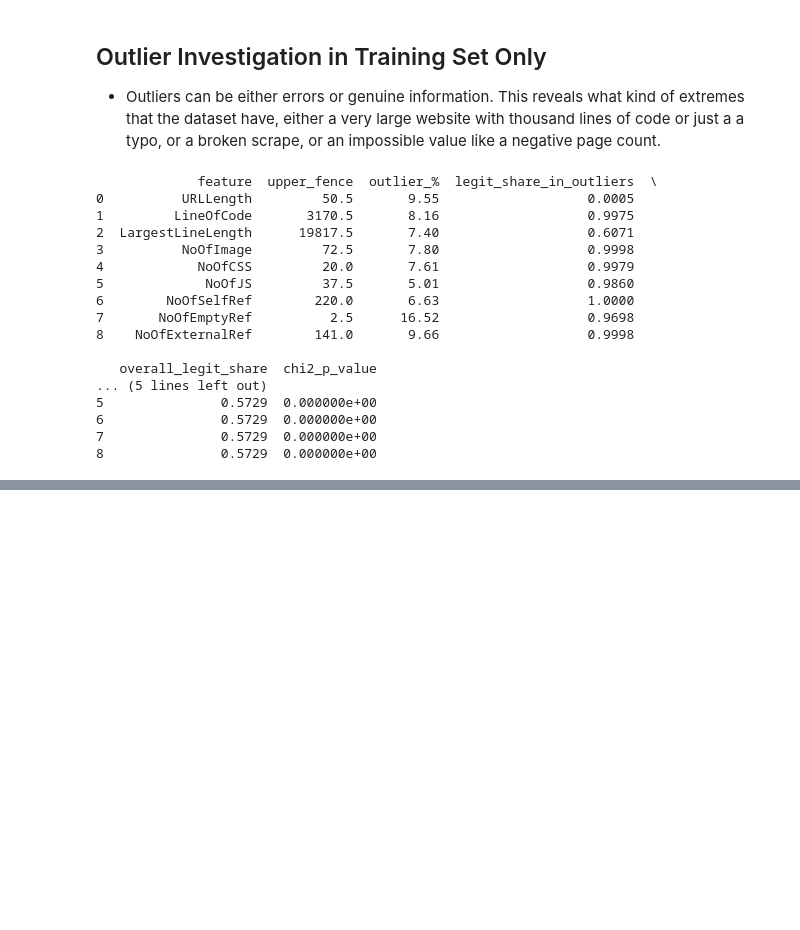
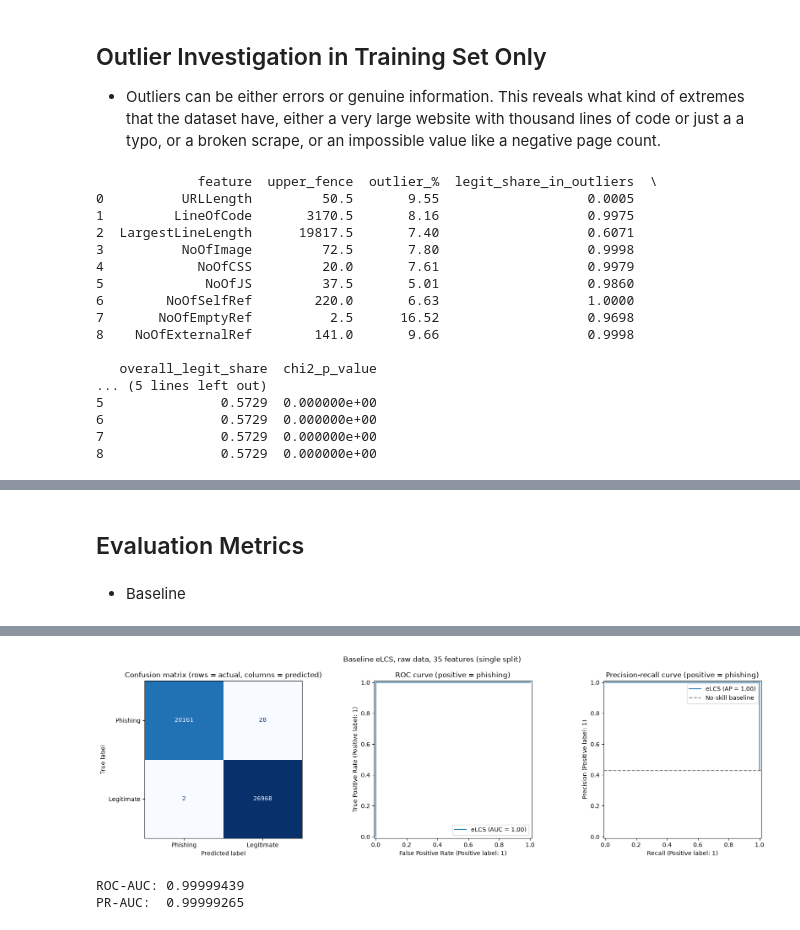
Before and after one commit to Ianieee36/Data-Engineering-and-AI-Project-Phase-1, a Jupyter notebook: Phase-II/LCS_ChristianC_23188023.ipynb, the cells around one changed output, grey strips where cells are left out. Saved outputs shown, nothing was run; the diff lists cells and outputs as text; code cells hidden in the pictures; blank space fills up the shorter version.

Commit message:
Final: Notebook Script for Phase-II
This is the final script for the whole Phase-II.

```diff
--- a/Phase-II/LCS_ChristianC_23188023.ipynb
+++ b/Phase-II/LCS_ChristianC_23188023.ipynb
@@ -380,0 +552,16 @@ print(outlier_summary)
+# %%
+X_test_np = X_test.to_numpy(dtype=float)
+y_test_np = y_test.to_numpy(dtype=int)
+
+results, times = {}, {}
+for k in [10, 20, 30, 50]:
+    top_k = mi.index[:k].tolist()
+    model = eLCS(learning_iterations=10000, random_state=42)
+    start = time.time()
+    model.fit(X_train[top_k].to_numpy(dtype=float), y_train.to_numpy(dtype=int))
+    times[f"Top {k}"] = time.time() - start
+    results[f"Top {k}"] = summarise(y_test_np, model.predict(X_test[top_k].to_numpy(dtype=float)))
+
+comparison = pd.DataFrame(results).round(4)
+comparison.loc["Training time (s)"] = pd.Series(times).round(2)
+print(comparison)
@@ -380,0 +978,2 @@ print(outlier_summary)
+# %% [markdown]
+## Evaluation Metrics
@@ -380,0 +1040,51 @@ print(outlier_summary)
+# %% [markdown]
+- Baseline
+# %%
+import os, time
+import pandas as pd
+from sklearn.model_selection import train_test_split
+os.makedirs("results", exist_ok=True)
+
+# Raw data, untouched: duplicates, original flags, no log1p columns
+raw = pd.read_csv("/Users/christian/Uni_Files/2026/Semester 2/Data Engineering and AI/Data-Engineering-and-AI-Project-Phase-1/Phase-I/PhiUSIIL_Phishing_URL_Dataset.csv", na_values="?")      # adjust the path to match your notebook
+X_raw = raw.drop(columns=["FILENAME", "URL", "Domain", "TLD", "Title", "label"])
+y_raw = raw["label"]
+
+# Map the 35 selected features onto raw column names (a "_log" feature becomes its raw original)
+# `selected` must still be in memory; rerun the MI selection cell if you restarted the kernel
+mapped = {c[:-4] if c.endswith("_log") else c for c in selected}
+assert mapped <= set(X_raw.columns), f"Not found in the raw data: {mapped - set(X_raw.columns)}"
+raw_cols = [c for c in X_raw.columns if c in mapped]                         # raw column order, as in Task 2
+assert len(raw_cols) == len(selected)
+
+# Same split settings as your Task 2 baseline
+Xr_train, Xr_test, yr_train, yr_test = train_test_split(
+    X_raw[raw_cols], y_raw, test_size=0.2, stratify=y_raw, random_state=42
+)
+print(Xr_train.shape, Xr_test.shape)               # expect (188636, 35) (47159, 35)
+
+yr_train_np = yr_train.to_numpy(dtype=int)
+yr_test_np  = yr_test.to_numpy(dtype=int)
+
+model_raw35 = eLCS(learning_iterations=10000, random_state=42)               # baseline settings, unchanged
+
+start = time.time()
+model_raw35.fit(Xr_train.to_numpy(dtype=float), yr_train_np)
+train_s_raw35 = time.time() - start
+
+Xr_te_np = Xr_test.to_numpy(dtype=float)
+start = time.time()
+pred_raw35  = model_raw35.predict(Xr_te_np)                                  # hard labels, as before
+score_raw35 = phishing_score(model_raw35, Xr_te_np, yr_test_np)              # phishing scores for the AUCs
+pred_s_raw35 = time.time() - start                                           # covers predict and predict_proba
+
+results_raw35 = evaluate(yr_test_np, pred_raw35, score_raw35)
+results_raw35["Training time (s)"] = train_s_raw35
+results_raw35["Prediction time (s)"] = pred_s_raw35
+for k, v in results_raw35.items():
+    print(f"{k:22s} {v:.4f}" if isinstance(v, float) else f"{k:22s} {v}")
+print(confusion_matrix(yr_test_np, pred_raw35, labels=[0, 1]))
+
+plot_diagnostics(yr_test_np, pred_raw35, score_raw35, "Baseline eLCS, raw data, 35 features (single split)",
+                 "results/raw35_single_split_diagnostics.png")
+# %% [output]
@@ -380,0 +1106,8 @@ print(outlier_summary)
+[figure, added]
+# %%
+from sklearn.metrics import roc_auc_score, average_precision_score
+print(f"ROC-AUC: {roc_auc_score(yr_test_np == 0, score_raw35):.8f}")
+print(f"PR-AUC:  {average_precision_score(yr_test_np == 0, score_raw35):.8f}")
+# %% [output]
+ROC-AUC: 0.99999439
+PR-AUC:  0.99999265
```
Also changed, not shown: parts of 50 cells of this notebook, 9 other files.
